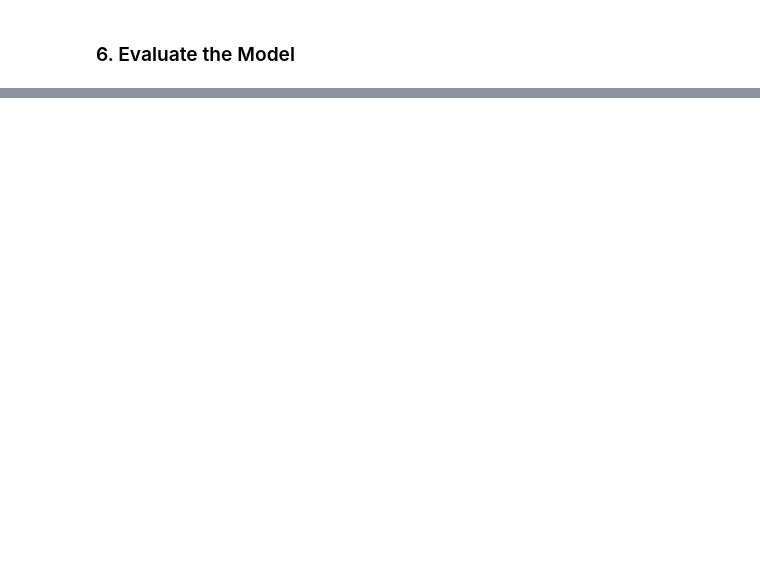
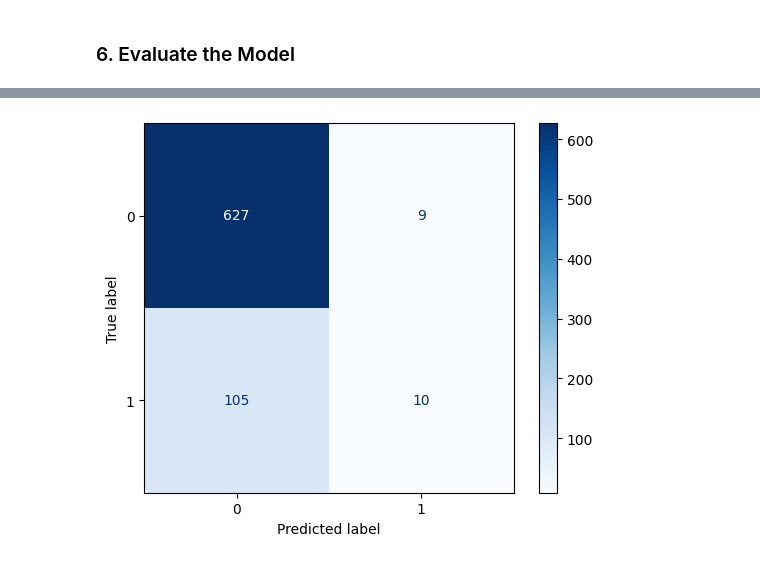
Before and after one commit to fatahrahimi330/100-Machine-Learning-Projects, a Jupyter notebook: 41-Heart Disease Prediction/HeartDiseasePrediction.ipynb, the cells around one changed output, grey strips where cells are left out. Cells and saved outputs as stored; diff of their text form; code cells hidden in the pictures; blank space fills up the shorter version.

```diff
--- a/41-Heart Disease Prediction/HeartDiseasePrediction.ipynb
+++ b/41-Heart Disease Prediction/HeartDiseasePrediction.ipynb
@@ -23,2 +138,8 @@ df.head()
+# %%
+from sklearn.preprocessing import StandardScaler
+
+sc = StandardScaler()
+X_train = sc.fit_transform(X_train)
+X_test = sc.transform(X_test)
 # %% [markdown]
 ### 4. Build and Fit the Model
@@ -28,0 +202,5 @@ df.head()
+# %%
+ConfusionMatrixDisplay(confusion_matrix=cm).plot(cmap='Blues')
+plt.show()
+# %% [output]
+[figure, added]
```
Also changed, not shown: parts of 21 cells of this notebook, 4 other files.
